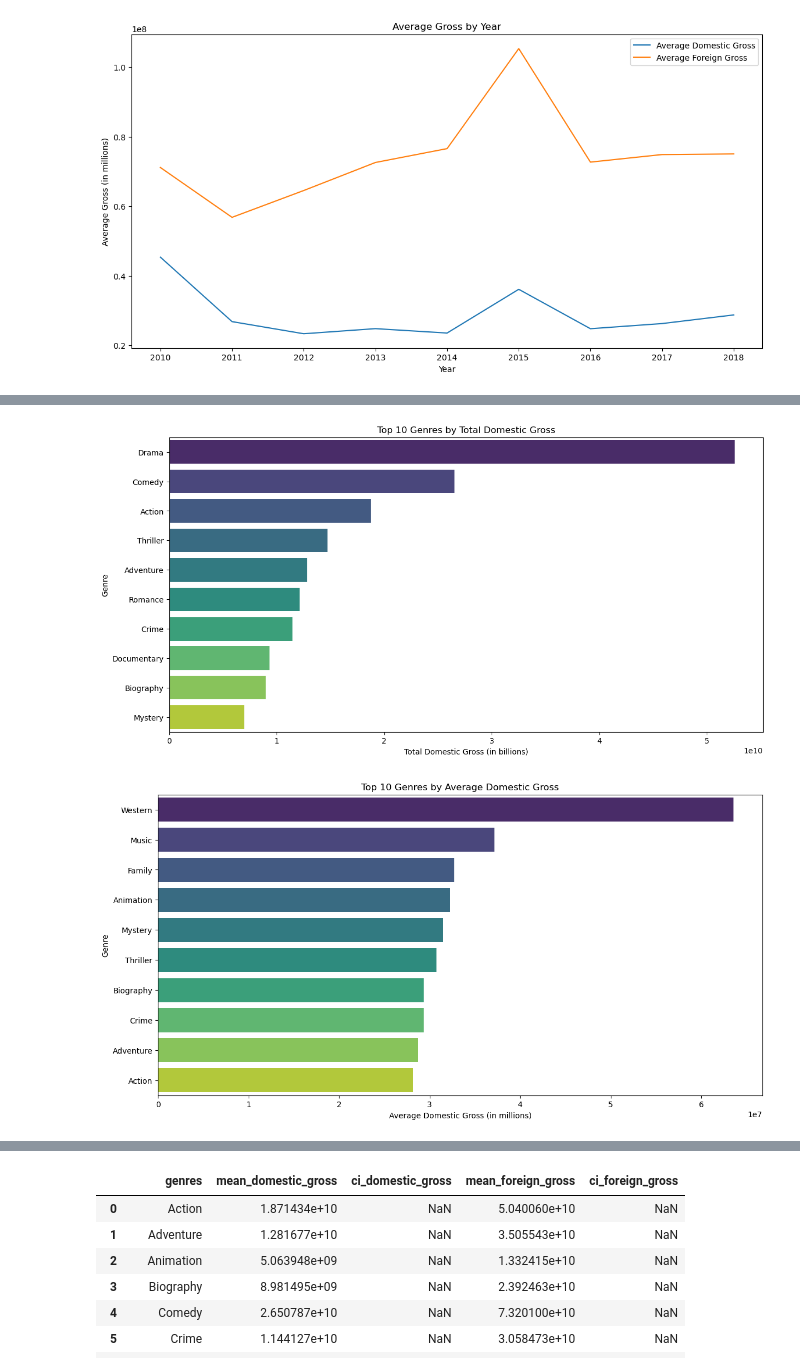
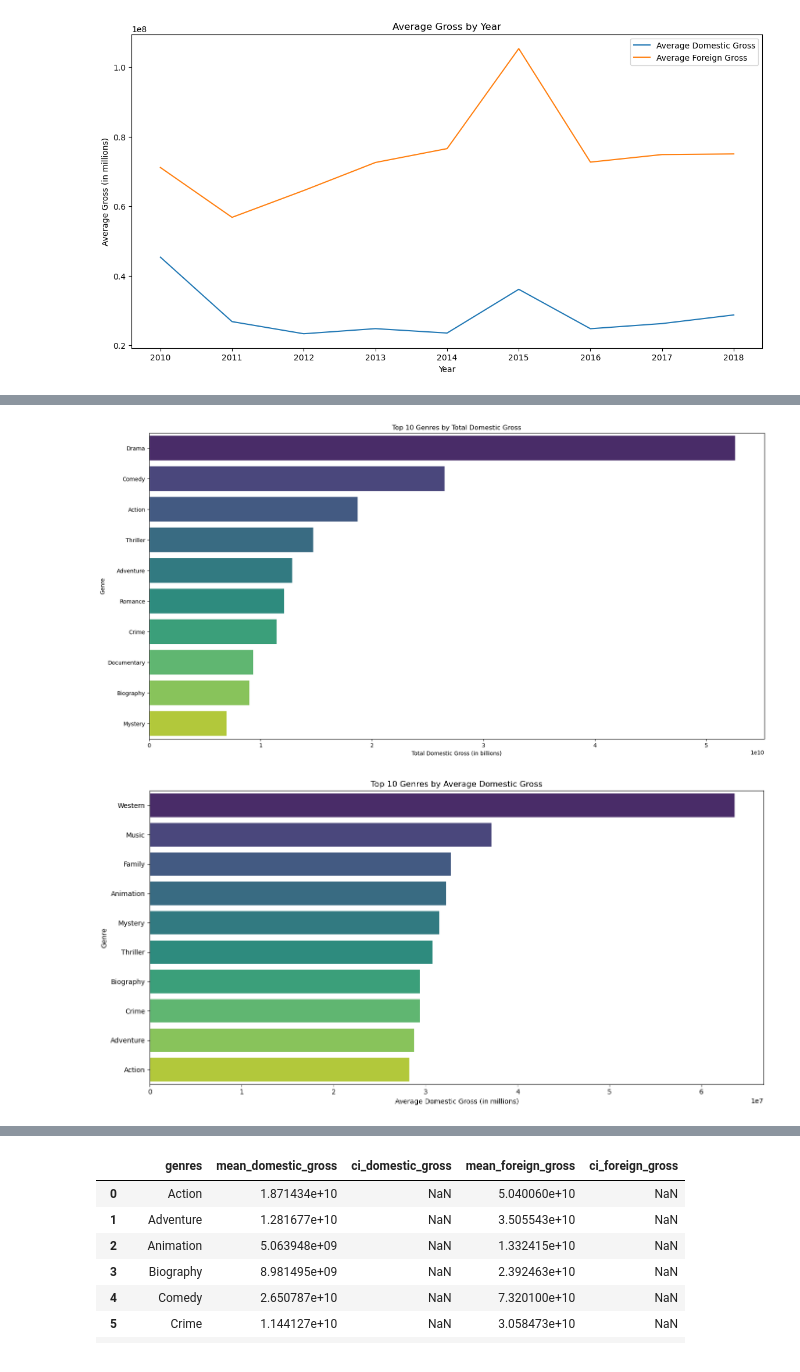
Before and after one commit to omendez930/dsc-project2-movie-studio, a Jupyter notebook: index.ipynb, the cells around one changed output, grey strips where cells are left out. Cells and saved outputs as stored; diff of their text form; code cells hidden in the pictures.

```diff
--- a/index.ipynb
+++ b/index.ipynb
@@ -369,20 +377,23 @@ plt.savefig('Total_gross_and_avg_by_year')
 # %%
 # Plot total and average gross by genre
-plt.figure(figsize=(14, 7))
+plt.figure(figsize=(20, 10))
 sns.barplot(data=gross_by_genre.sort_values(by='total_domestic_gross', ascending=False).head(10),
             x='total_domestic_gross', y='genres', palette='viridis')
 plt.title('Top 10 Genres by Total Domestic Gross')
 plt.xlabel('Total Domestic Gross (in billions)')
 plt.ylabel('Genre')
+plt.savefig('Top_10_Genres_by_domestic_gross')
 plt.show()
 
 plt.figure(figsize=(14, 7))
 sns.barplot(data=gross_by_genre.sort_values(by='average_domestic_gross', ascending=False).head(10),
             x='average_domestic_gross', y='genres', palette='viridis')
 plt.title('Top 10 Genres by Average Domestic Gross')
 plt.xlabel('Average Domestic Gross (in millions)')
 plt.ylabel('Genre')
+plt.tight_layout()
+plt.savefig('Top_10_Genres_by__avg_domestic_gross')
 plt.show()
 # %% [output]
-[figure, old version]
+[figure, new version]
-[figure, old version]
+[figure, new version]
```
Also changed, not shown: parts of 45 cells of this notebook, 33 other files.
